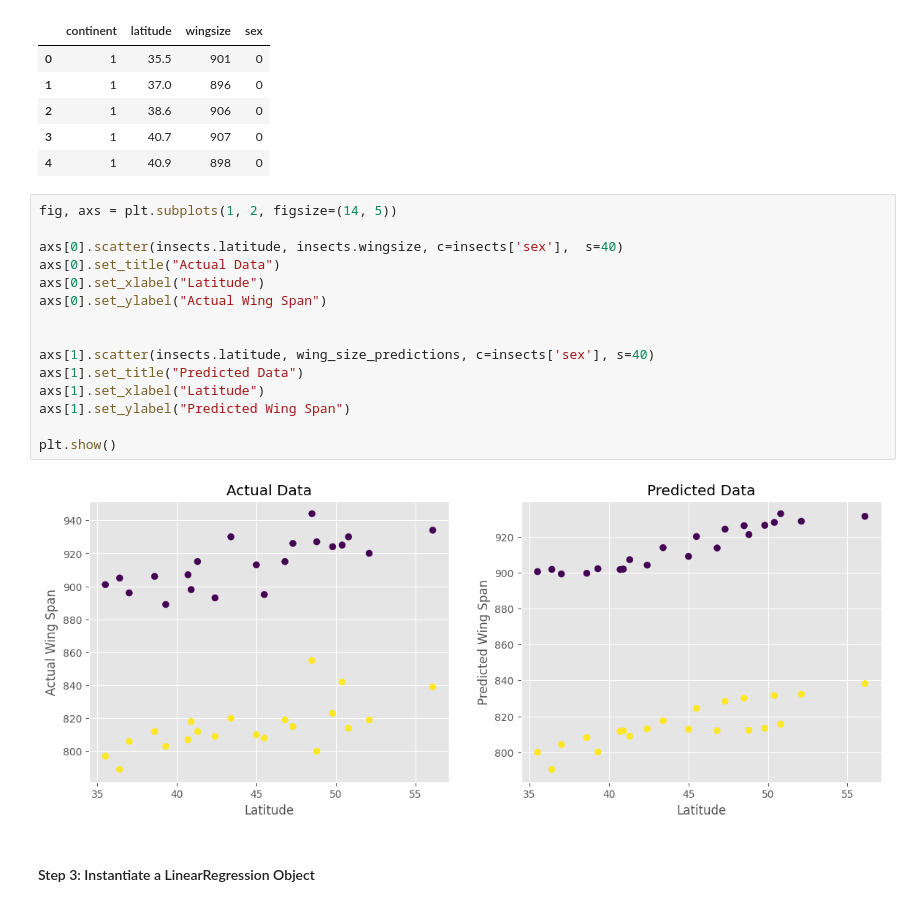
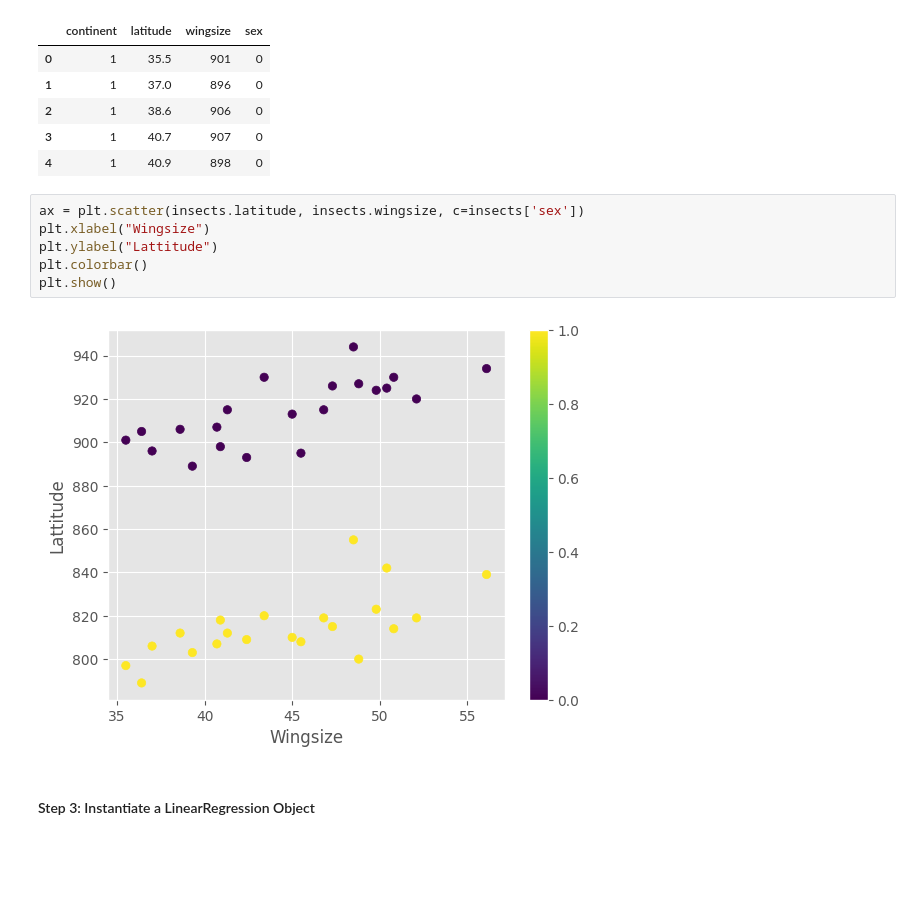
Before and after one commit to waynewilliamprout123456789/Machine_Learning, a Jupyter notebook: examples/3.OOP_Polynomial_Liner_Regression.ipynb, the cells around one changed output. Cells and saved outputs as stored; diff of their text form; blank space fills up the shorter version.

```diff
--- a/examples/3.OOP_Polynomial_Liner_Regression.ipynb
+++ b/examples/3.OOP_Polynomial_Liner_Regression.ipynb
@@ -30,23 +30,14 @@ insects.head()
 | 2 | 1 | 38.6 | 906 | 0 |
 | 3 | 1 | 40.7 | 907 | 0 |
 | 4 | 1 | 40.9 | 898 | 0 |
-# %%
-fig, axs = plt.subplots(1, 2, figsize=(14, 5))
-
-axs[0].scatter(insects.latitude, insects.wingsize, c=insects['sex'],  s=40)
-axs[0].set_title("Actual Data")
-axs[0].set_xlabel("Latitude")
-axs[0].set_ylabel("Actual Wing Span")
-
-
-axs[1].scatter(insects.latitude, wing_size_predictions, c=insects['sex'], s=40)
-axs[1].set_title("Predicted Data")
-axs[1].set_xlabel("Latitude")
-axs[1].set_ylabel("Predicted Wing Span")
-
-plt.show()
-# %% [output]
-[figure, removed]
+# %%
+ax = plt.scatter(insects.latitude, insects.wingsize, c=insects['sex'])
+plt.xlabel("Wingsize")
+plt.ylabel("Lattitude")
+plt.colorbar()
+plt.show()
+# %% [output]
+[figure, added]
 # %% [markdown]
 #### Step 3: Instantiate a LinearRegression Object
 # %%
```
Also changed, not shown: parts of 2 cells of this notebook, 7 other files.
